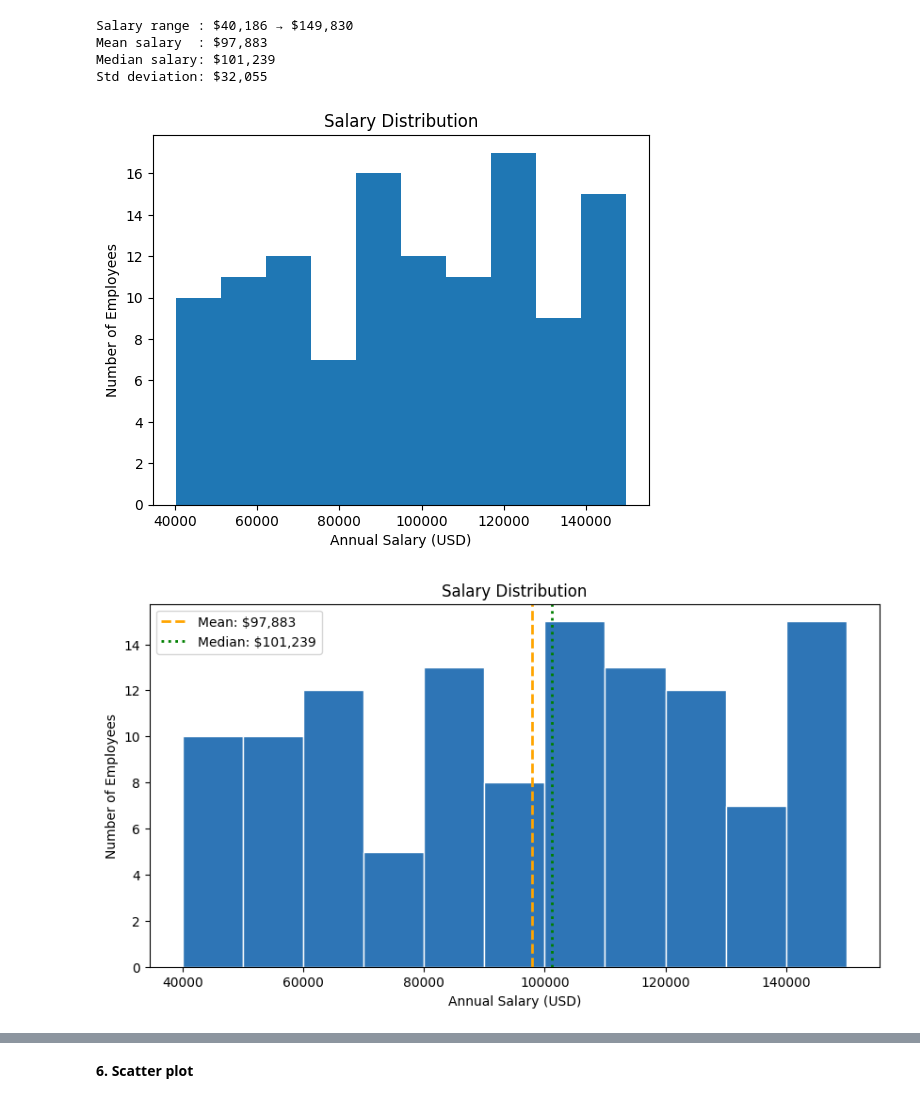
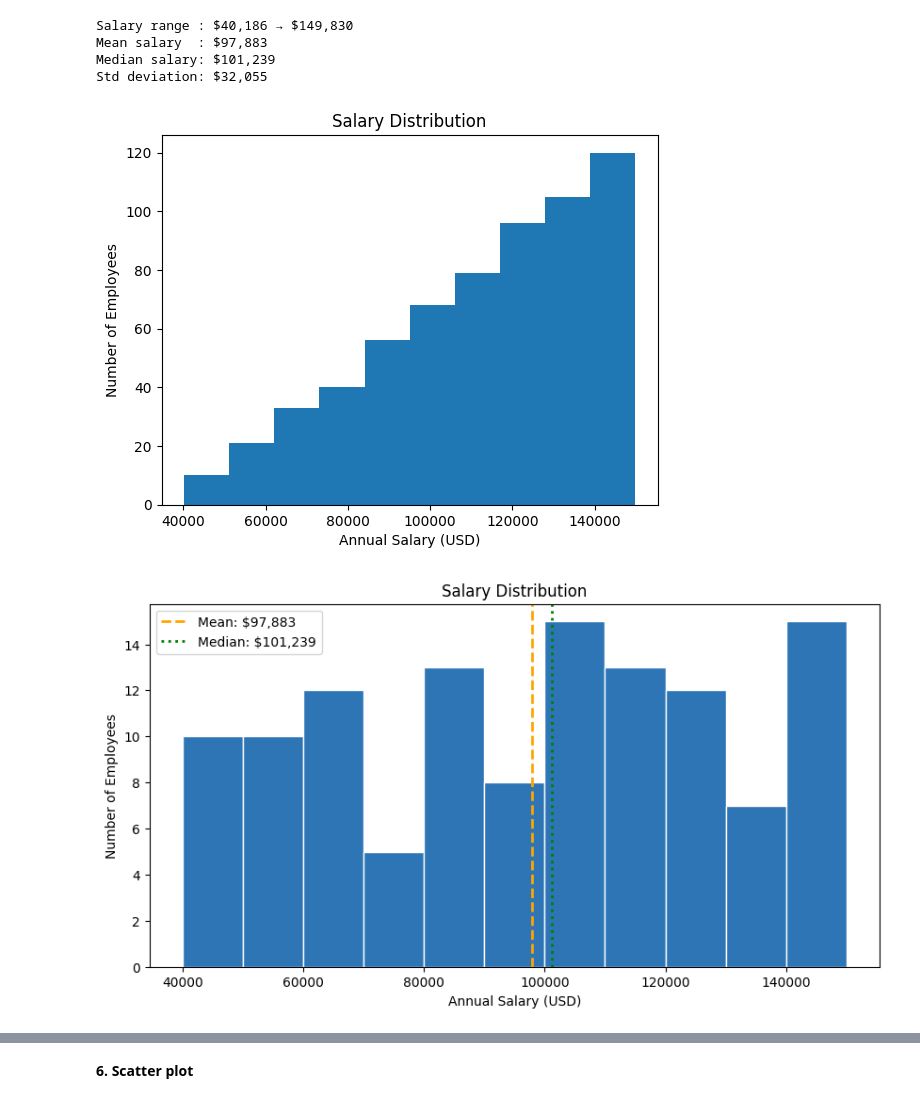
Before and after one commit to FarhanKhan1/DA_project, a Jupyter notebook: matplotlib_complete_guide.ipynb, the cells around one changed output, grey strips where cells are left out. Saved outputs shown, nothing was run; the diff lists cells and outputs as text; code cells hidden in the pictures.

```diff
--- a/matplotlib_complete_guide.ipynb
+++ b/matplotlib_complete_guide.ipynb
@@ -584,7 +589,7 @@ emp = sheets['Employees']
 
 fig, ax = plt.subplots()
 
-ax.hist(emp['salary'])
+ax.hist(emp['salary'], cumulative=True)
 
 ax.set_title('Salary Distribution')
 ax.set_xlabel('Annual Salary (USD)')
@@ -679,34 +684,34 @@ for count, patch in zip(n, patches):
     if count > 0:
         ax.text(
             patch.get_x() + patch.get_width() / 2,  # x = center of bar
             count + 0.3,                             # y = just above bar top
             str(int(count)),
             ha='center', va='bottom',
             fontsize=9, color='#333333'
         )
 
 ax.set_title('Salary Distribution — TechCorp Employees',
              fontsize=15, fontweight='bold', color='#1F3864', pad=20)
 ax.set_xlabel('Annual Salary (USD)', fontsize=12, labelpad=12)
 ax.set_ylabel('Number of Employees', fontsize=12, labelpad=12)
 
 # Format x-axis ticks as currency, e.g. $40,000
 ax.xaxis.set_major_formatter(ticker.FuncFormatter(lambda x, _: f'${x:,.0f}'))
 ax.tick_params(axis='x', rotation=30)
 ax.yaxis.set_major_locator(ticker.MaxNLocator(integer=True))
 
 ax.set_ylim(0, n.max() + 3)
 ax.spines['top'].set_visible(False)
 ax.spines['right'].set_visible(False)
 ax.yaxis.grid(True, color='#EEEEEE', linewidth=0.8)
 ax.set_axisbelow(True)
 
 ax.legend(fontsize=10, frameon=True, edgecolor='#CCCCCC')
 
 plt.tight_layout()
 plt.show()
 # %% [output]
-[figure, old version]
+[figure, new version]
 [figure]
 [figure]
 # %% [markdown]
```
Also changed, not shown: parts of 16 cells of this notebook.
